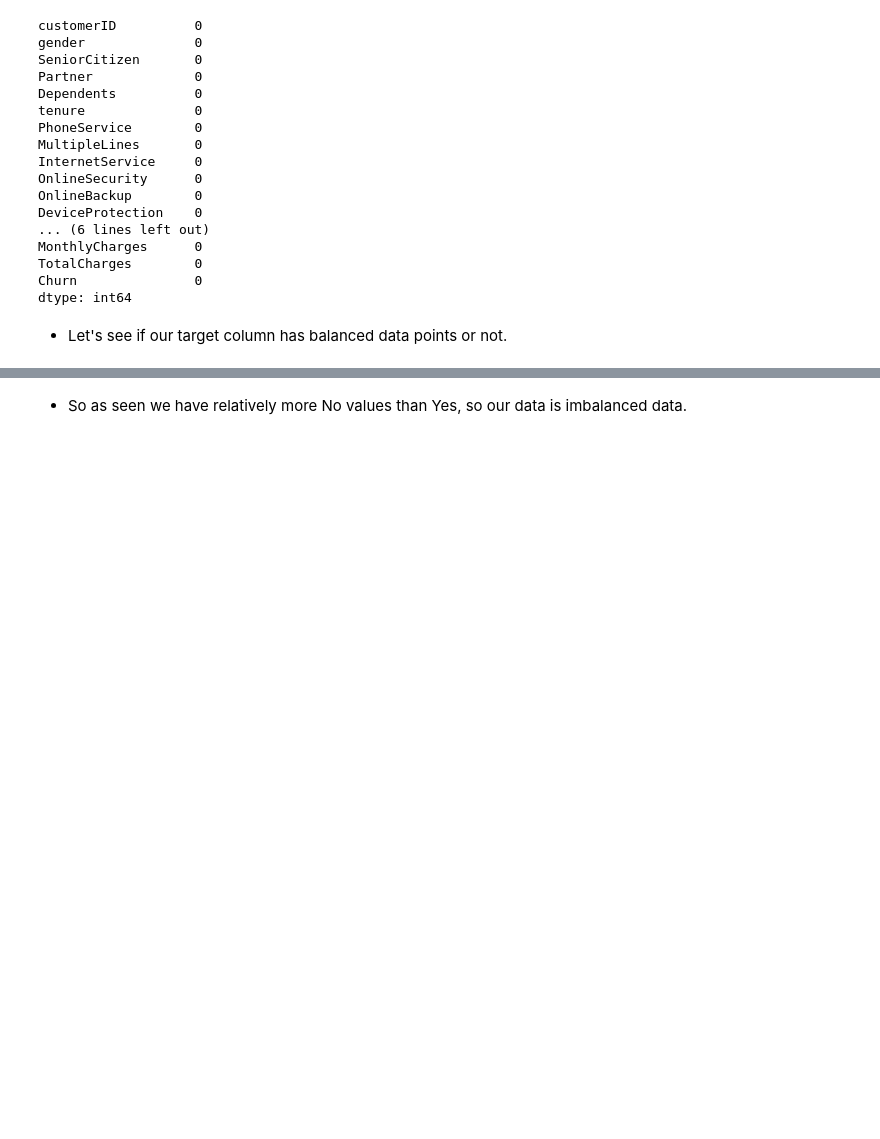
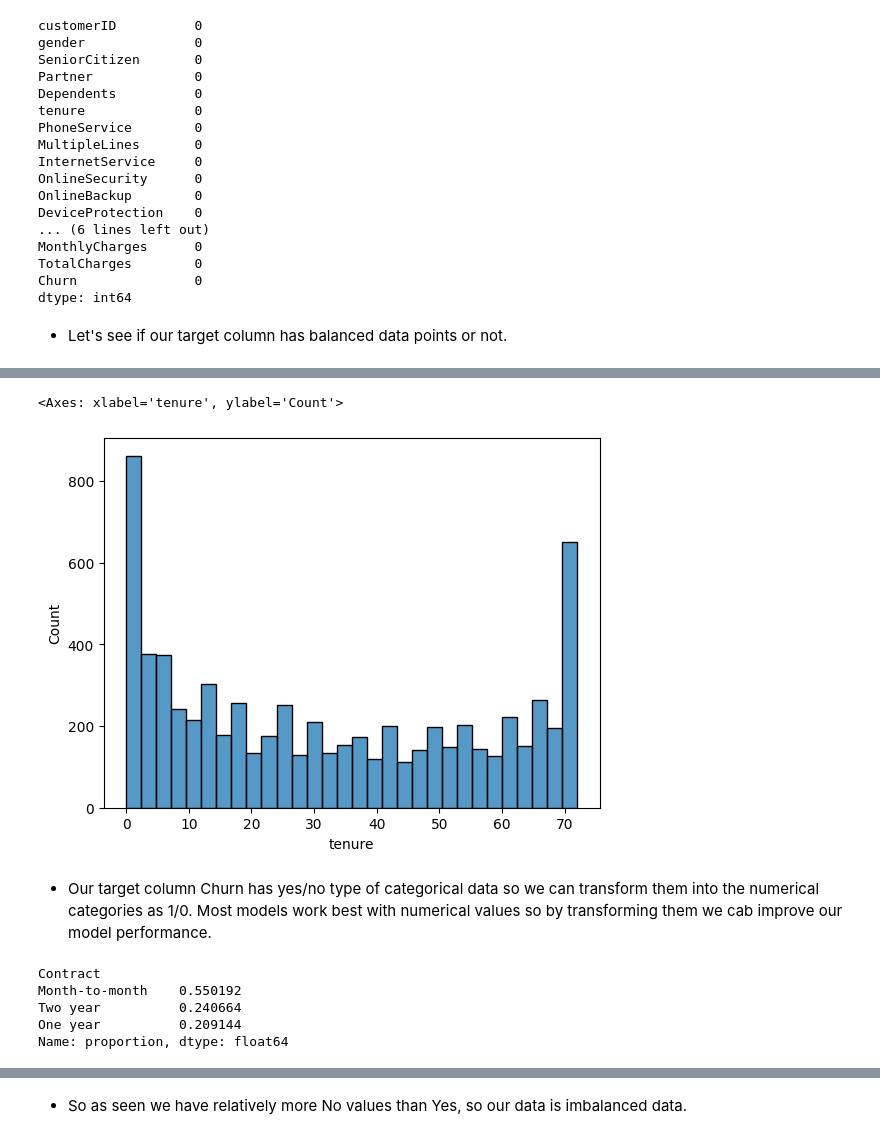
Before and after one commit to VBS360/ML_Engineer_Prep, a Jupyter notebook: Day 9 - ML advanced concepts/Telco Customer Churn.ipynb, the cells around one changed output, grey strips where cells are left out. Saved outputs shown, nothing was run; the diff lists cells and outputs as text; code cells hidden in the pictures; blank space fills up the shorter version.

```diff
--- a/Day 9 - ML advanced concepts/Telco Customer Churn.ipynb
+++ b/Day 9 - ML advanced concepts/Telco Customer Churn.ipynb
@@ -89,0 +109,7 @@ Name: count, dtype: int64
+# %%
+sns.histplot(df['tenure'], bins=30)
+# %% [output]
+<Axes: xlabel='tenure', ylabel='Count'>
+[figure, added]
+# %% [markdown]
+- Our target column Churn has  yes/no type of categorical data so we can transform them into the numerical categories as 1/0. Most models work best with numerical values so by transforming them we cab improve our model performance.
@@ -89,0 +118,8 @@ Name: count, dtype: int64
+# %%
+df['Contract'].value_counts(normalize=True)
+# %% [output]
+Contract
+Month-to-month    0.550192
+Two year          0.240664
+One year          0.209144
+Name: proportion, dtype: float64
```
Also changed, not shown: parts of 25 cells of this notebook.
